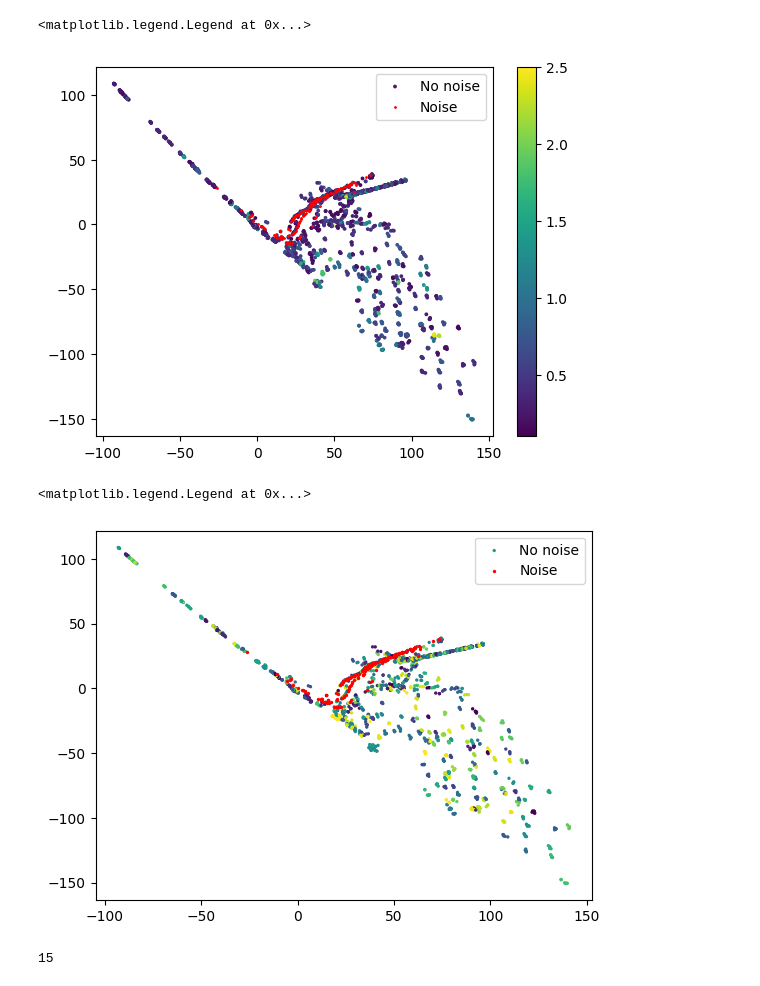
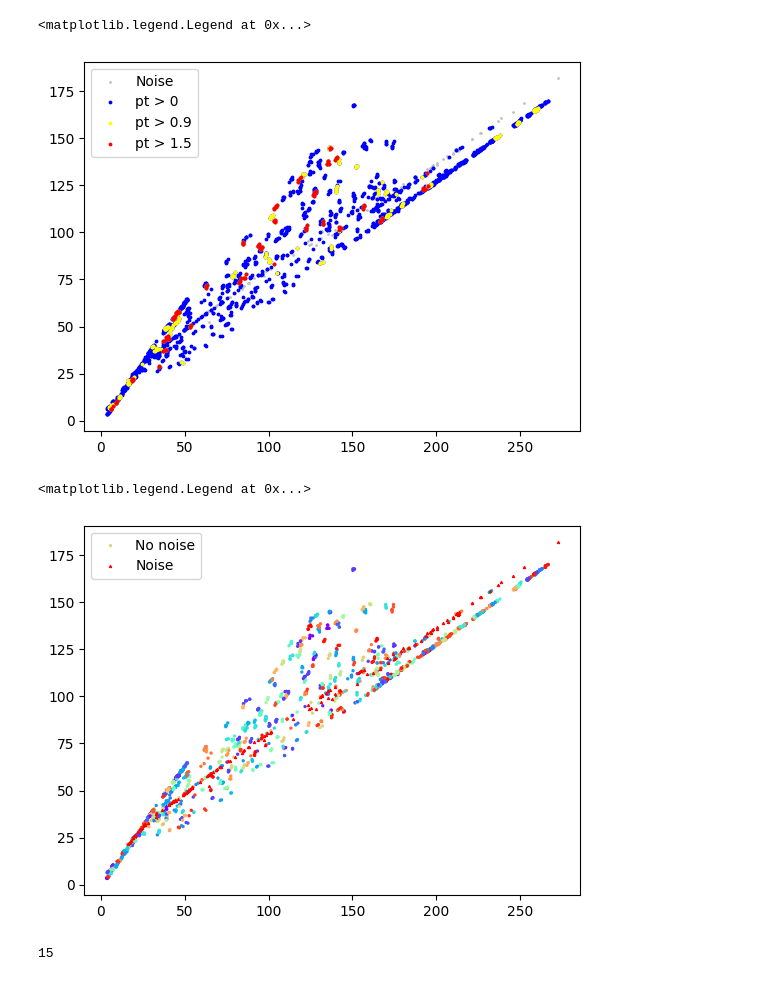
Before and after one commit to gnn-tracking/klieret-gnn-tracking-experiments, a Jupyter notebook: notebooks/restore_and_cluster_plots.ipynb, the cells around one changed output. Saved outputs shown, nothing was run; the diff lists cells and outputs as text; code cells hidden in the pictures.

Commit message:
Plotting experiments checkpoint

```diff
--- a/notebooks/restore_and_cluster_plots.ipynb
+++ b/notebooks/restore_and_cluster_plots.ipynb
@@ -18,6 +34,5 @@ from tune_02_perfect_ec import DynamicTCNTrainable
 # %%
-checkpoint_path = Path("/home/kl5675/ray_results/tcn-perfect/DynamicTCNTrainable_d57969c8_3_attr_pt_thld=0.8358,batch_size=1,gnn_tracking_experiments_hash=ef12903a6f862a36bedcd8b90da61ad0d394_2022-12-02_10-56-07/checkpoint_000029/checkpoint.pt")
-assert checkpoint_path.is_file()
+checkpoint_path = find_checkpoints("tcn-perfect-s9", "50ab9d5e")[-1]
 # %%
 params_file = checkpoint_path.parent.parent / "params.json"
 assert params_file.is_file()
@@ -55,8 +70,17 @@ import torch
 trainer = trainable.trainer
 trainer.model.eval()
 
+sel = 20
 with torch.no_grad():
     loader = trainer.val_loader
+    for idx, data in enumerate(loader):
+        if idx < sel:
+            continue
+        model_output = trainer.evaluate_model(data, mask_pids_reco=False)
+        if idx == sel:
+            break
 
-    data = list(loader)[50].to(trainer.device)
-    model_output = trainer.evaluate_model(data, mask_pids_reco=False)
+
+x = model_output["x"]
+pid = model_output["particle_id"]
+pt = model_output["pt"]
@@ -125,18 +116,28 @@ plt.legend()
 # %%
-cax = plt.scatter(x[pid > 0][:, 0], x[pid > 0][:, 1], c=pt[pid > 0], label="No noise", s=3)
-plt.scatter(x[pid <= 0][:, 0], x[pid <= 0][:, 1], c="red", label="Noise", s=1)
-plt.colorbar(cax)
+%matplotlib inline
+
+plt.scatter(x[pid <= 0][:, 0], x[pid <= 0][:, 1], c="silver", label="Noise", s=1)
+mask = pid > 0
+# todo: not elegant, because we plot on top of each other
+pt_thld_to_color = {
+    0: "blue",
+    0.9: "yellow",
+    1.5: "red"
+}
+for thld, c in pt_thld_to_color.items():
+    mask &= pt > thld
+    plt.scatter(x[mask][:, 0], x[mask][:, 1], c=c, s=3, label=f"pt > {thld}")
 plt.legend()
 # %% [output]
 <matplotlib.legend.Legend at 0x...>
-[figure, old version]
+[figure, new version]
 # %%
-cax = plt.scatter(x[pid > 0][:, 0], x[pid > 0][:, 1], c=pid[pid > 0], label="No noise", s=2)
-plt.scatter(x[pid <= 0][:, 0], x[pid <= 0][:, 1], c="red", label="Noise", s=2)
+cax = plt.scatter(x[pid > 0][:, 0], x[pid > 0][:, 1], c=pid[pid > 0], label="No noise", s=2,  cmap="rainbow")
+plt.scatter(x[pid <= 0][:, 0], x[pid <= 0][:, 1], c="red", label="Noise", s=2, marker="^")
 plt.legend()
 # %% [output]
 <matplotlib.legend.Legend at 0x...>
-[figure, old version]
+[figure, new version]
 # %%
 import pandas as pd
 _, c = np.unique(selected_pids, return_inverse=True)
```
Also changed, not shown: parts of 27 cells of this notebook.
